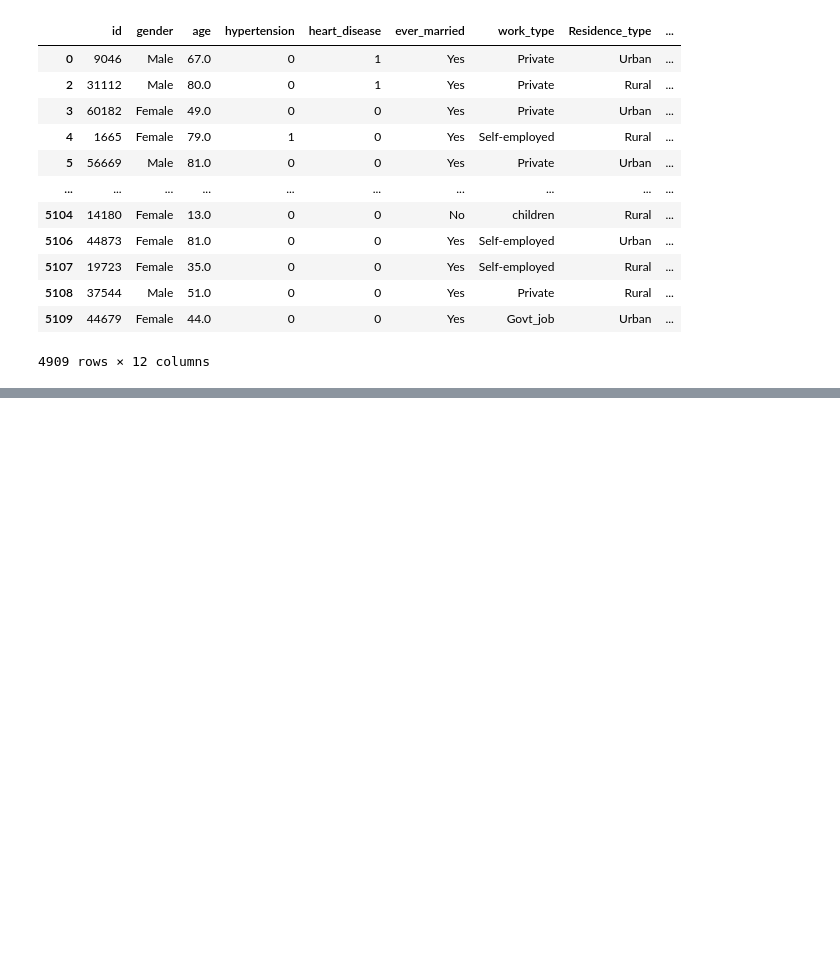
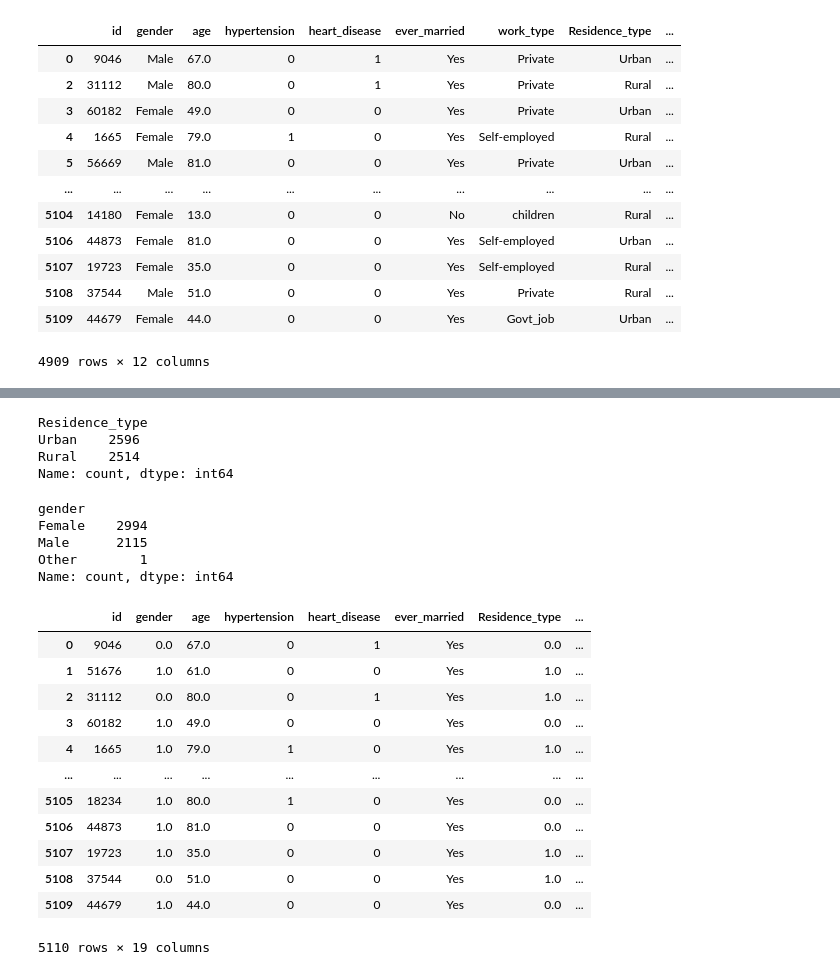
Before and after one commit to hsingh8015/project2_strokeprediction, a Jupyter notebook: Untitled.ipynb, the cells around one changed output, grey strips where cells are left out. Cells and saved outputs as stored; diff of their text form; code cells hidden in the pictures; blank space fills up the shorter version.

```diff
--- a/Untitled.ipynb
+++ b/Untitled.ipynb
@@ -73,0 +107,36 @@ print(f'Testing Score: {clf.score(X_test_scaled, y_test)}')
+# %%
+# check out all of the unique values in work type, residence type, and smoking status columns
+stroke_copy['Residence_type'].value_counts()
+# %% [output]
+Residence_type
+Urban    2596
+Rural    2514
+Name: count, dtype: int64
+# %%
+# check out all of the unique values in work type, residence type, and smoking status columns
+stroke_copy['gender'].value_counts()
+# %% [output]
+gender
+Female    2994
+Male      2115
+Other        1
+Name: count, dtype: int64
+# %%
+# Use OrdinalEncoder on the gender and Residence_type columns
+encoder = OrdinalEncoder(categories=[['Male', 'Female', 'Other'], ['Urban', 'Rural']])
+stroke_copy_dummies[['gender','Residence_type']] = encoder.fit_transform(stroke_copy_dummies[['gender','Residence_type']])
+stroke_copy_dummies
+# %% [output]
+|  | id | gender | age | hypertension | heart_disease | ever_married | Residence_type | ... |
+| 0 | 9046 | 0.0 | 67.0 | 0 | 1 | Yes | 0.0 | ... |
+| 1 | 51676 | 1.0 | 61.0 | 0 | 0 | Yes | 1.0 | ... |
+| 2 | 31112 | 0.0 | 80.0 | 0 | 1 | Yes | 1.0 | ... |
+| 3 | 60182 | 1.0 | 49.0 | 0 | 0 | Yes | 0.0 | ... |
+| 4 | 1665 | 1.0 | 79.0 | 1 | 0 | Yes | 1.0 | ... |
+| ... | ... | ... | ... | ... | ... | ... | ... | ... |
+| 5105 | 18234 | 1.0 | 80.0 | 1 | 0 | Yes | 0.0 | ... |
+| 5106 | 44873 | 1.0 | 81.0 | 0 | 0 | Yes | 0.0 | ... |
+| 5107 | 19723 | 1.0 | 35.0 | 0 | 0 | Yes | 1.0 | ... |
+| 5108 | 37544 | 0.0 | 51.0 | 0 | 0 | Yes | 1.0 | ... |
+| 5109 | 44679 | 1.0 | 44.0 | 0 | 0 | Yes | 0.0 | ... |
+5110 rows × 19 columns
```
Also changed, not shown: parts of 6 cells of this notebook.
